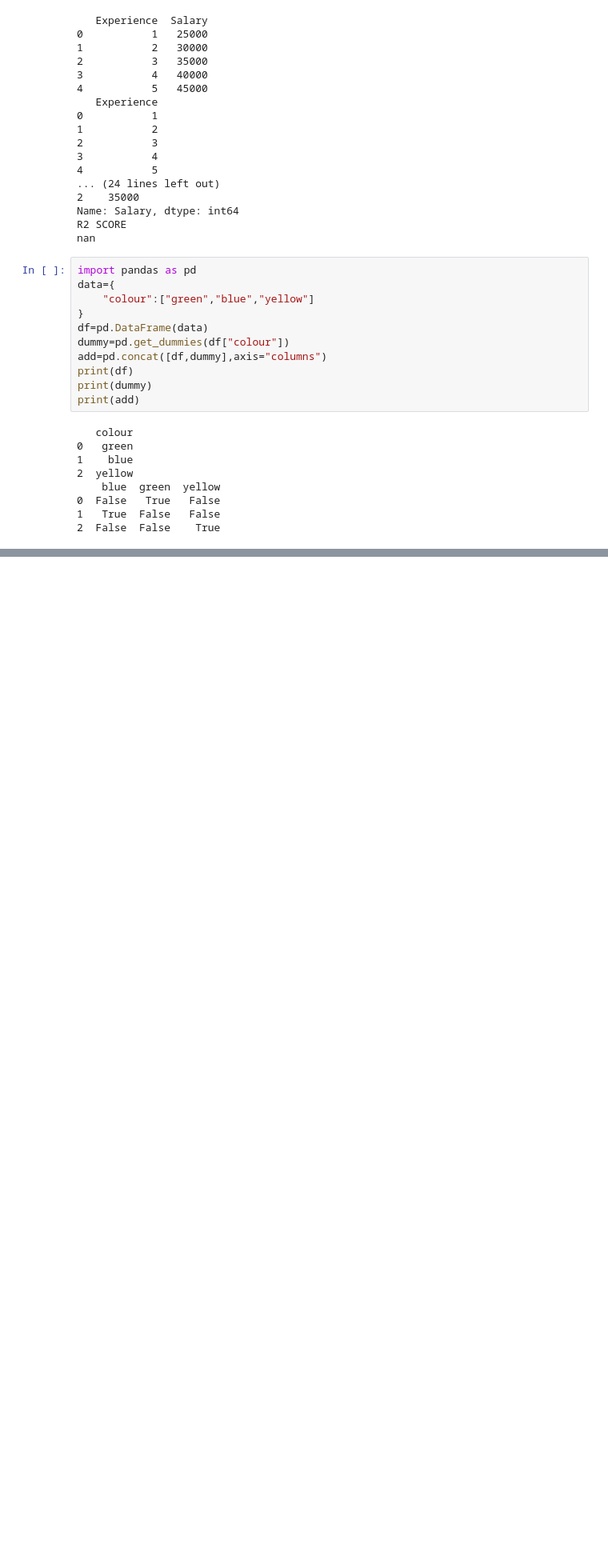
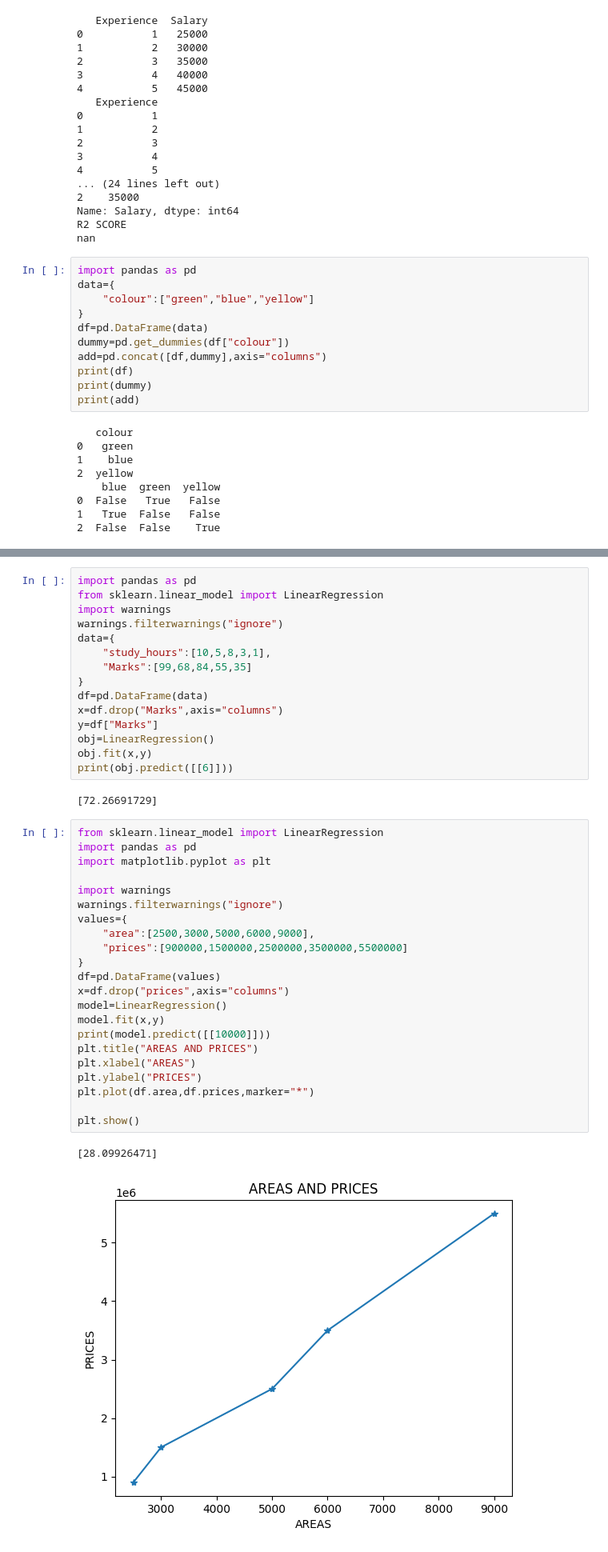
Before and after one commit to keerthimareedu3/keerthi, a Jupyter notebook: practices.ipynb, the cells around one changed output, grey strips where cells are left out. Shown at 80% size. Drawn from its saved outputs; the diff is of its cells as text; blank space fills up the shorter version.

```diff
--- a/practices.ipynb
+++ b/practices.ipynb
@@ -678,0 +681,42 @@ print(add)
+# %%
+import pandas as pd
+from sklearn.linear_model import LinearRegression
+import warnings
+warnings.filterwarnings("ignore")
+data={
+    "study_hours":[10,5,8,3,1],
+    "Marks":[99,68,84,55,35]
+}
+df=pd.DataFrame(data)
+x=df.drop("Marks",axis="columns")
+y=df["Marks"]
+obj=LinearRegression()
+obj.fit(x,y)
+print(obj.predict([[6]]))
+# %% [output]
+[72.26691729]
+# %%
+from sklearn.linear_model import LinearRegression
+import pandas as pd
+import matplotlib.pyplot as plt
+
+import warnings
+warnings.filterwarnings("ignore")
+values={
+    "area":[2500,3000,5000,6000,9000],
+    "prices":[900000,1500000,2500000,3500000,5500000]
+}
+df=pd.DataFrame(values)
+x=df.drop("prices",axis="columns")
+model=LinearRegression()
+model.fit(x,y)
+print(model.predict([[10000]]))
+plt.title("AREAS AND PRICES")
+plt.xlabel("AREAS")
+plt.ylabel("PRICES")
+plt.plot(df.area,df.prices,marker="*")
+
+plt.show()
+# %% [output]
+[28.09926471]
+[figure, added]
```
Also changed, not shown: parts of 3 cells of this notebook.
